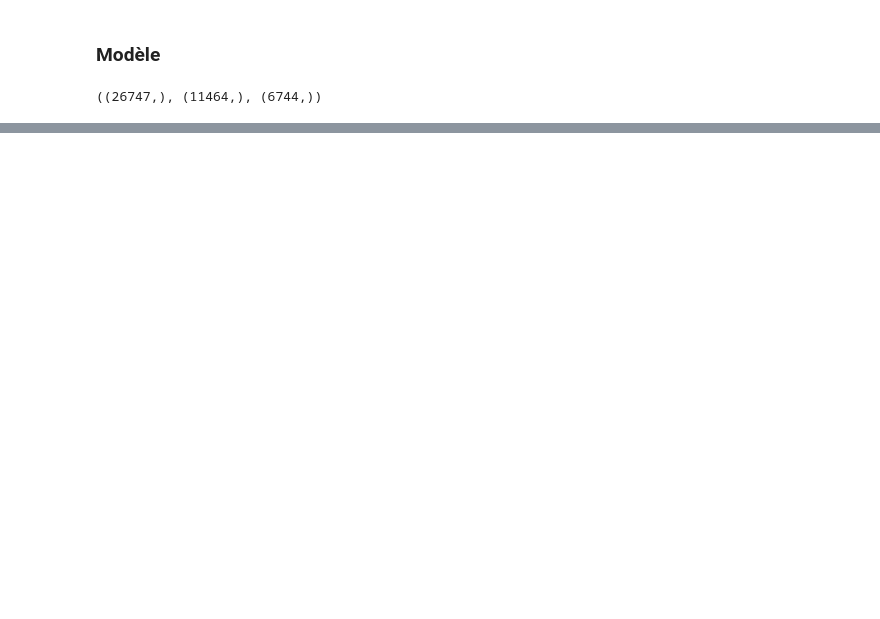
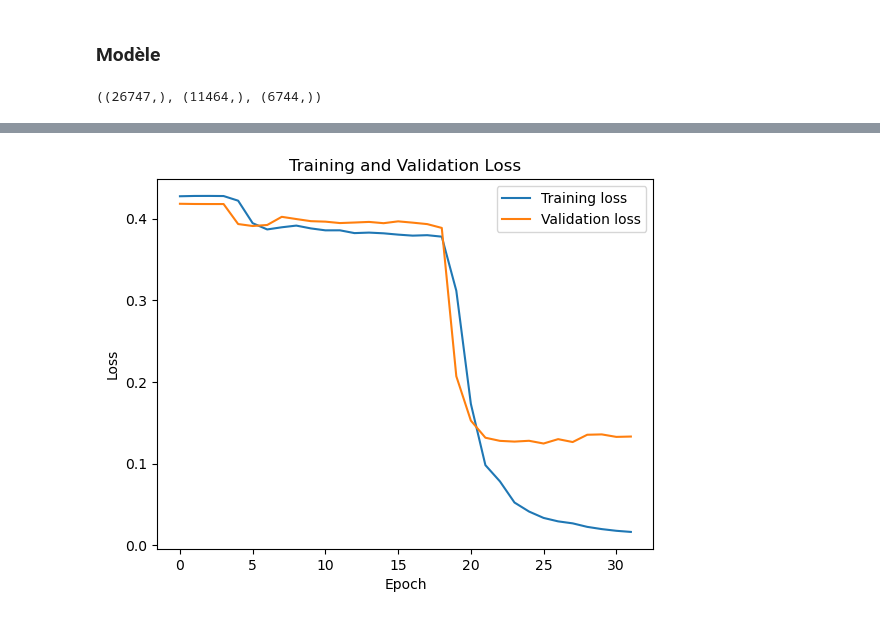
Before and after one commit to MarcGLOAGUEN/pandemic_covid19, a Jupyter notebook: NLP.ipynb, the cells around one changed output, grey strips where cells are left out. Saved outputs shown, nothing was run; the diff lists cells and outputs as text; code cells hidden in the pictures; blank space fills up the shorter version.

Commit message:
sentiment analysis

```diff
--- a/NLP.ipynb
+++ b/NLP.ipynb
@@ -154,7 +142,10 @@ import numpy as np
 # %%
-embedding_dim = 100
+embedding_dim = 50
 max_tokens = 20000
 embedding_matrix = np.zeros((max_tokens, embedding_dim))
+# %%
+def custom_tanh(x):
+    return K.tanh(x /7)
 # %%
 model = Sequential()
 
@@ -191,0 +200,13 @@ int_test_ds = test_ds.map(lambda x, y: (text_vectorization(x), y), num_parallel_
+# %%
+callbacks = [
+    EarlyStopping(monitor='val_loss', patience=6, start_from_epoch=20 ),
+    ModelCheckpoint(filepath='best_model.tf', monitor='val_loss', save_best_only=True)
+]
+
+# Train the model
+history = model.fit(
+    X_train, y_train,
+    validation_data=(X_val, y_val),
+    epochs=200,  # You can adjust the number of epoch
+    callbacks=callbacks
+)
@@ -191,0 +232,14 @@ int_test_ds = test_ds.map(lambda x, y: (text_vectorization(x), y), num_parallel_
+# %%
+test_loss = model.evaluate(X_test, y_test)
+
+# Optionally, you can plot the training history for analysis
+import matplotlib.pyplot as plt
+
+plt.plot(history.history['loss'], label='Training loss')
+plt.plot(history.history['val_loss'], label='Validation loss')
+plt.title('Training and Validation Loss')
+plt.ylabel('Loss')
+plt.xlabel('Epoch')
+plt.legend()
+plt.show()
+# %% [output]
@@ -191,0 +247 @@ int_test_ds = test_ds.map(lambda x, y: (text_vectorization(x), y), num_parallel_
+[figure, added]
```
Also changed, not shown: parts of 28 cells of this notebook, 14 other files.
